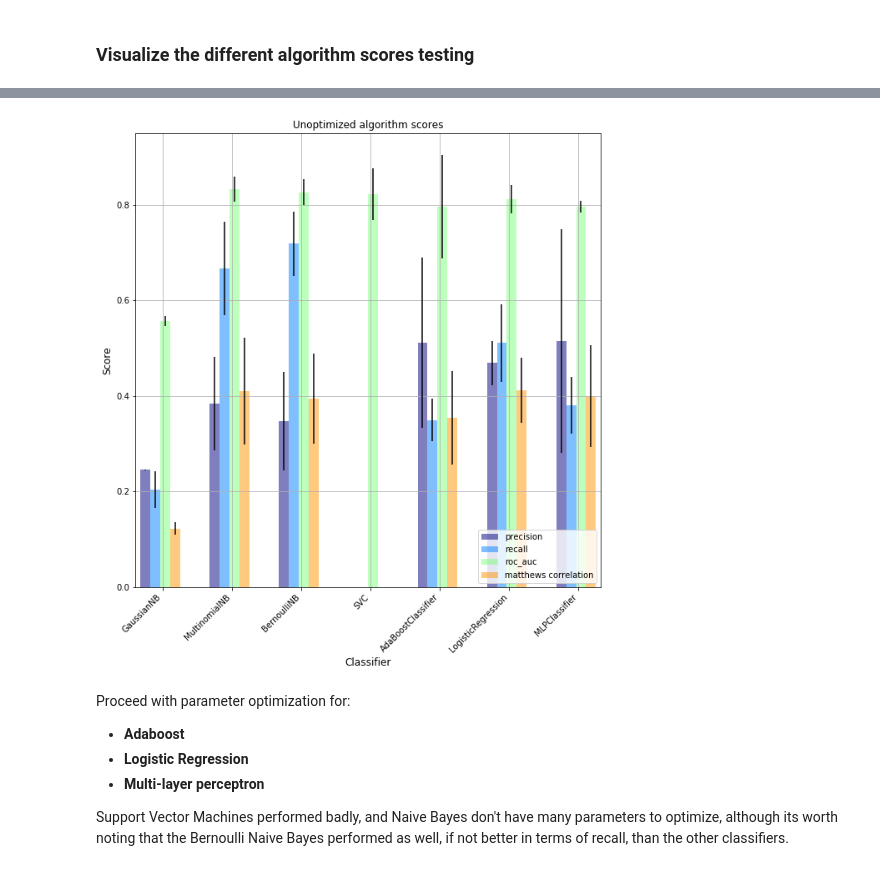
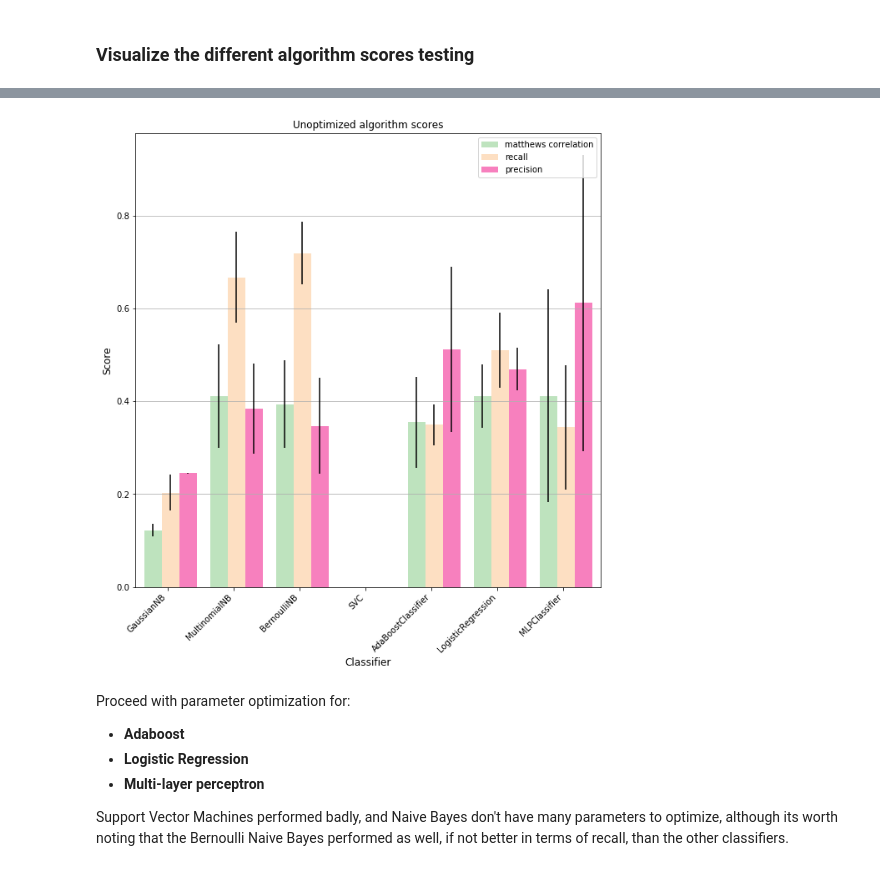
Before and after one commit to trnoriega/chemproject, a Jupyter notebook: 7_algorithm_comparison.ipynb, the cells around one changed output, grey strips where cells are left out. Drawn from its saved outputs; the diff is of its cells as text; code cells hidden in the pictures.

Commit message:
Improved algorithm comparison image.

```diff
--- a/7_algorithm_comparison.ipynb
+++ b/7_algorithm_comparison.ipynb
@@ -126,7 +126,6 @@ math_scorer = make_scorer(matthews_corrcoef)
 
 score_types = ['precision',
                'recall',
-               'roc_auc',
                math_scorer]
 
 with warnings.catch_warnings():
@@ -189,39 +188,39 @@ score_list = list(plot_dicto.keys())
 score_list.remove('clf')
 
 num_groups = len(clfs)
 num_bars = len(score_types)
 
 pos = list(range(num_groups))
-width = 1/(num_groups)
+width = 1/num_bars - 0.2/num_bars
 
 plt.close('all')
 fig, ax = plt.subplots(figsize=(10,10))
-cm = plt.get_cmap('jet')
+cm = plt.get_cmap('rainbo')
 ax.set_prop_cycle(color=[cm(i/num_bars) for i in range(num_bars)])
 for i, score in enumerate(score_list):
     value = plot_dicto[score]
     means, stds = zip(*value)
     plt.bar([p + width*i for p in pos],
             means,
             width,
             yerr=stds,
             alpha=0.5,
             label=score)
 
 ax.set_ylabel('Score', size=12)
 ax.set_xlabel('Classifier', size=12)
 ax.set_title('Unoptimized algorithm scores')
-ax.set_xticks([p + 0.25 for p in pos])
+ax.set_xticks([p + 0.45/2 for p in pos])
 ax.set_xticklabels(clfs, rotation=45, horizontalalignment='right')
+ax.yaxis.grid()
 plt.xlim(min(pos)-width, max(pos)+width*num_bars)
 
-plt.legend(loc='lower right')
-plt.grid()
+plt.legend(loc='upper right')
 plt.show()
 
 fig.savefig('Images/2_unoptimized_comparison.png')
 # %% [output]
-[figure, old version]
+[figure, new version]
 # %% [markdown]
 Proceed with parameter optimization for:
 
```
Also changed, not shown: parts of 2 cells of this notebook, 1 other file.
